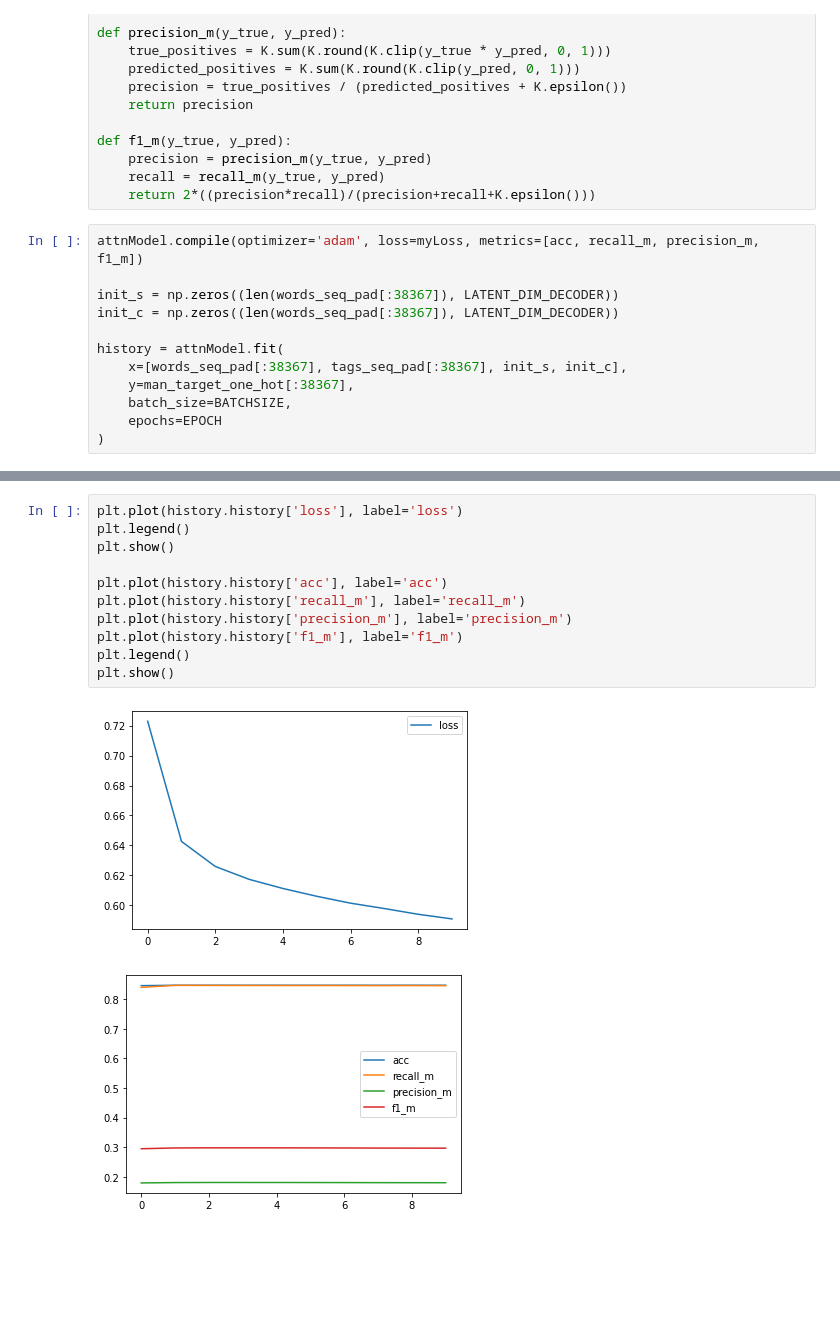
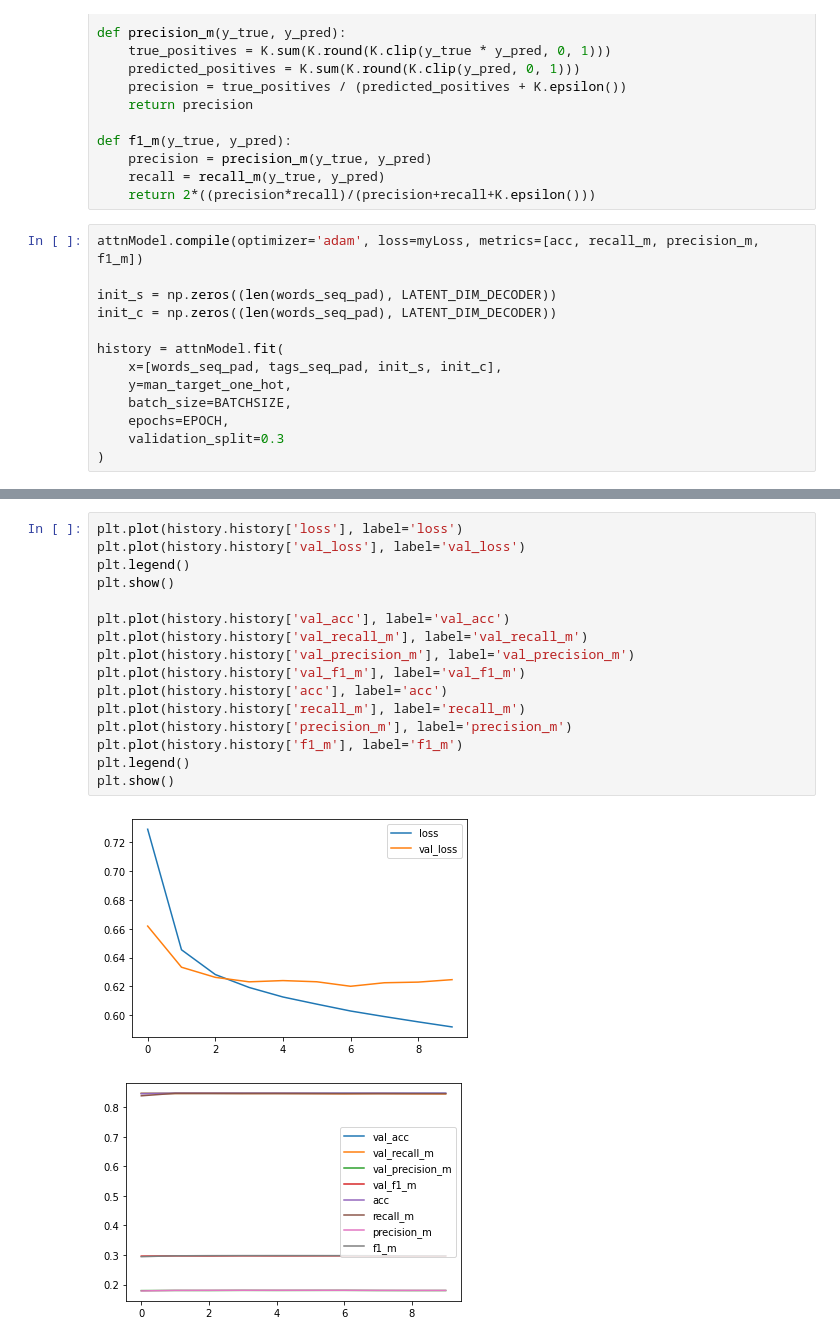
Before and after one commit to BaturinaAnna/NaturalLanguageProcessing, a Jupyter notebook: NamedEntityRecognition/NER_seq2seq_attention.ipynb, the cells around one changed output, grey strips where cells are left out. Saved outputs shown, nothing was run; the diff lists cells and outputs as text; blank space fills up the shorter version.

```diff
--- a/NamedEntityRecognition/NER_seq2seq_attention.ipynb
+++ b/NamedEntityRecognition/NER_seq2seq_attention.ipynb
@@ -224,14 +224,15 @@ def f1_m(y_true, y_pred):
 # %%
 attnModel.compile(optimizer='adam', loss=myLoss, metrics=[acc, recall_m, precision_m, f1_m])
 
-init_s = np.zeros((len(words_seq_pad[:38367]), LATENT_DIM_DECODER))
-init_c = np.zeros((len(words_seq_pad[:38367]), LATENT_DIM_DECODER))
+init_s = np.zeros((len(words_seq_pad), LATENT_DIM_DECODER))
+init_c = np.zeros((len(words_seq_pad), LATENT_DIM_DECODER))
 
 history = attnModel.fit(
-    x=[words_seq_pad[:38367], tags_seq_pad[:38367], init_s, init_c],
-    y=man_target_one_hot[:38367],
+    x=[words_seq_pad, tags_seq_pad, init_s, init_c],
+    y=man_target_one_hot,
     batch_size=BATCHSIZE,
-    epochs=EPOCH
+    epochs=EPOCH,
+    validation_split=0.3
 )
 # %% [output]
 Epoch 1/10
@@ -268,14 +258,19 @@ print(results)
 # %%
 plt.plot(history.history['loss'], label='loss')
+plt.plot(history.history['val_loss'], label='val_loss')
 plt.legend()
 plt.show()
 
+plt.plot(history.history['val_acc'], label='val_acc')
+plt.plot(history.history['val_recall_m'], label='val_recall_m')
+plt.plot(history.history['val_precision_m'], label='val_precision_m')
+plt.plot(history.history['val_f1_m'], label='val_f1_m')
 plt.plot(history.history['acc'], label='acc')
 plt.plot(history.history['recall_m'], label='recall_m')
 plt.plot(history.history['precision_m'], label='precision_m')
 plt.plot(history.history['f1_m'], label='f1_m')
 plt.legend()
 plt.show()
 # %% [output]
-[figure, old version]
+[figure, new version]
-[figure, old version]
+[figure, new version]
```
Also changed, not shown: parts of 3 cells of this notebook, 5 other files.
